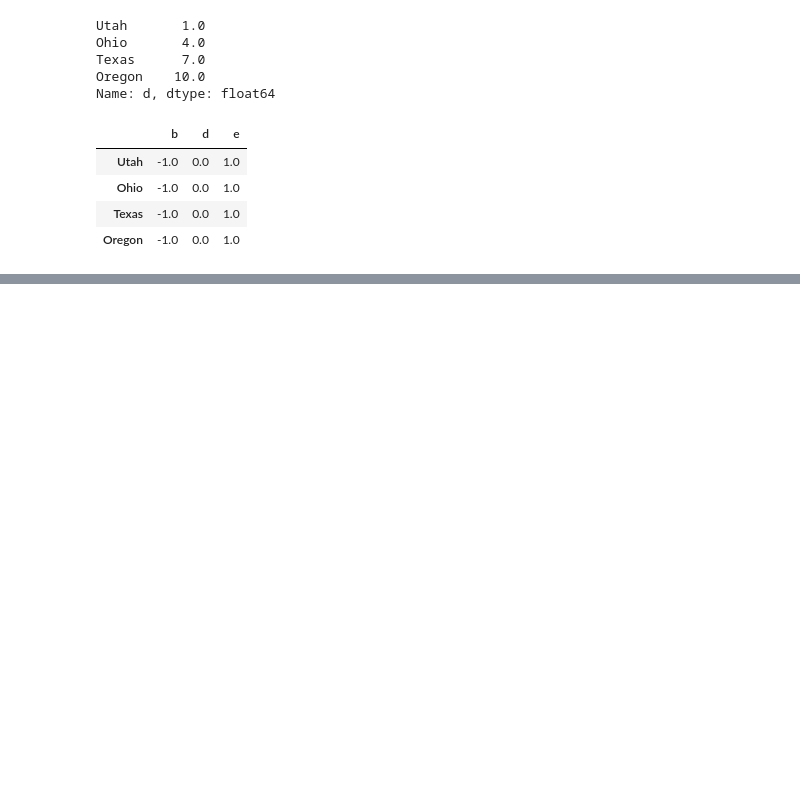
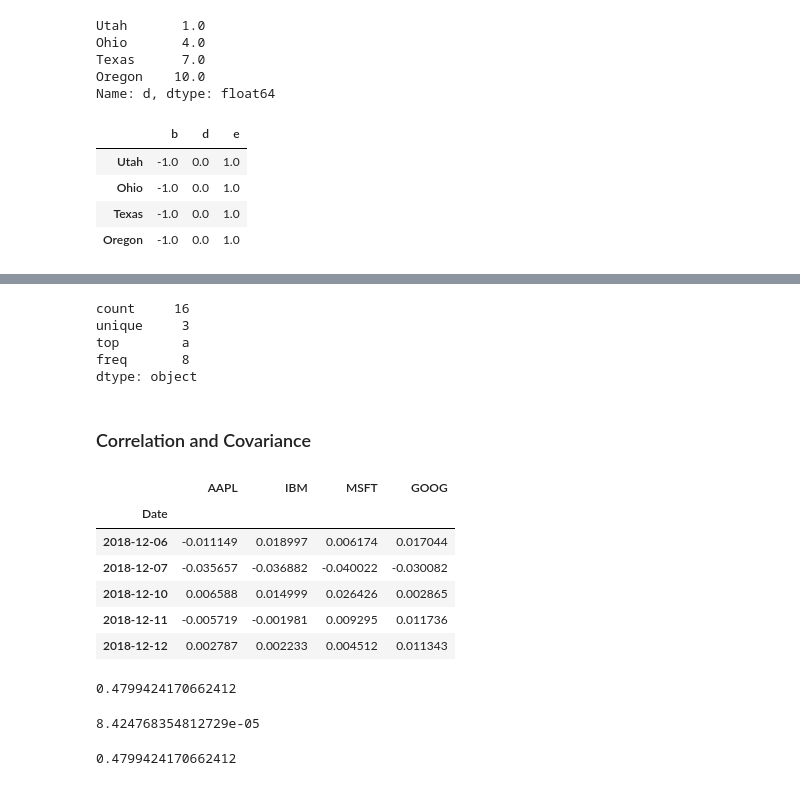
Before and after one commit to UCD-pbio-rclub/python-data-analysis_MinYao.J, a Jupyter notebook: Chapter 5.ipynb, the cells around one changed output, grey strips where cells are left out. Saved outputs shown, nothing was run; the diff lists cells and outputs as text; code cells hidden in the pictures; blank space fills up the shorter version.

```diff
--- a/Chapter 5.ipynb
+++ b/Chapter 5.ipynb
@@ -876,0 +1405,42 @@ frame.sub(series3, axis='index')
+# %%
+obj.describe()
+# %% [output]
+count     16
+unique     3
+top        a
+freq       8
+dtype: object
+# %% [markdown]
+### Correlation and Covariance
+# %%
+import pandas_datareader.data as web
+all_data = {ticker: web.get_data_yahoo(ticker)
+            for ticker in ['AAPL', 'IBM', 'MSFT', 'GOOG']}
+price = pd.DataFrame({ticker: data['Adj Close']
+                     for ticker, data in all_data.items()})
+volume = pd.DataFrame({ticker: data['Volume']
+                      for ticker, data in all_data.items()})
+# %%
+returns = price.pct_change()
+# %%
+returns.tail()
+# %% [output]
+|  | AAPL | IBM | MSFT | GOOG |
+| Date |  |  |  |  |
+| 2018-12-06 | -0.011149 | 0.018997 | 0.006174 | 0.017044 |
+| 2018-12-07 | -0.035657 | -0.036882 | -0.040022 | -0.030082 |
+| 2018-12-10 | 0.006588 | 0.014999 | 0.026426 | 0.002865 |
+| 2018-12-11 | -0.005719 | -0.001981 | 0.009295 | 0.011736 |
+| 2018-12-12 | 0.002787 | 0.002233 | 0.004512 | 0.011343 |
+# %%
+returns['MSFT'].corr(returns['IBM'])
+# %% [output]
+0.4799424170662412
+# %%
+returns['MSFT'].cov(returns['IBM'])
+# %% [output]
+8.424768354812729e-05
+# %%
+returns.MSFT.corr(returns.IBM)
+# %% [output]
+0.4799424170662412
```
Also changed, not shown: parts of 119 cells of this notebook, 1 other file.
